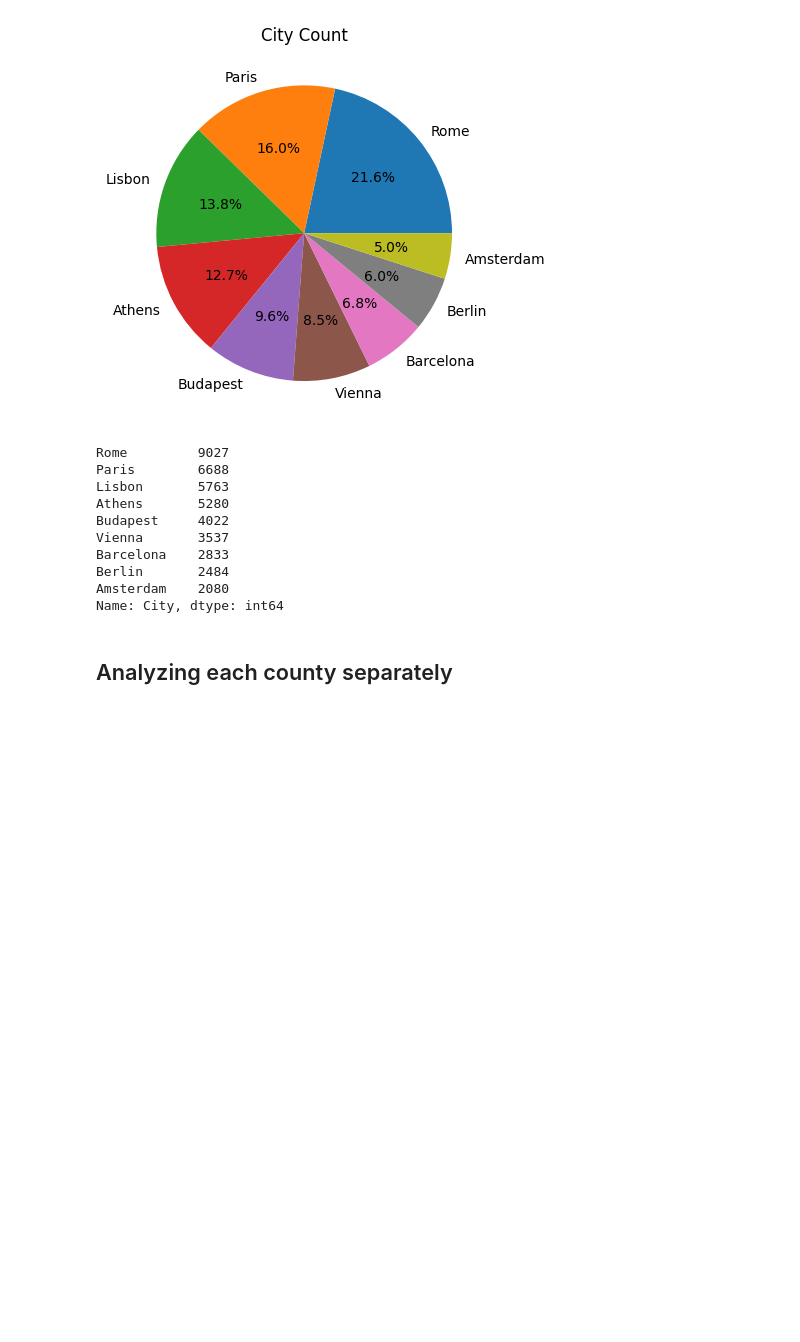
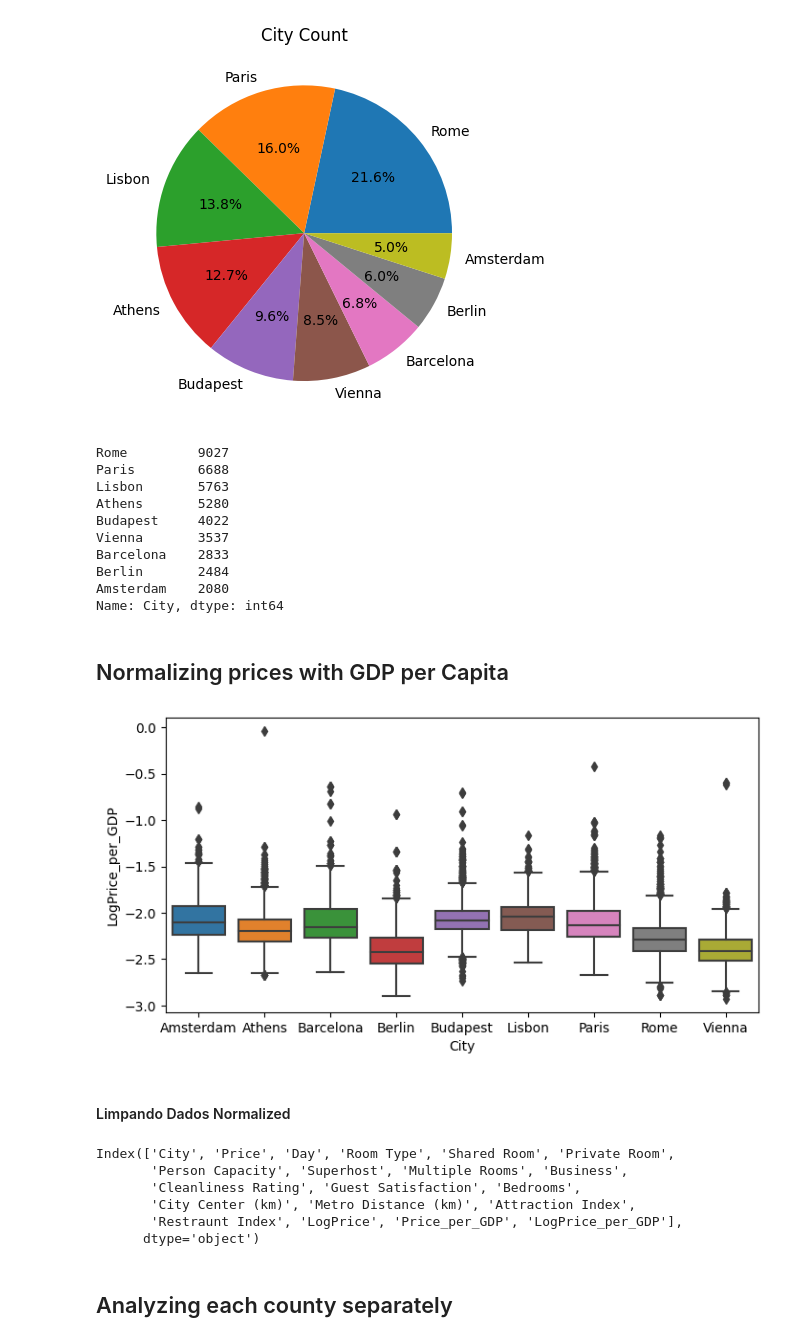
Before and after one commit to sarahp31/AirbnbPrice_Prediction, a Jupyter notebook: notebook/airbnb_analysis.ipynb, the cells around one changed output. Cells and saved outputs as stored; diff of their text form; code cells hidden in the pictures; blank space fills up the shorter version.

```diff
--- a/notebook/airbnb_analysis.ipynb
+++ b/notebook/airbnb_analysis.ipynb
@@ -55,3 +53,27 @@ Barcelona    2833
 Berlin       2484
 Amsterdam    2080
 Name: City, dtype: int64
+# %% [markdown]
+## Normalizing prices with GDP per Capita
+# %%
+GDPs_per_capita = {'Paris': 43659.0,
+                   'Athens': 20192.6,
+                   'Amsterdam': 57767.9,
+                   'Lisbon': 24567.5,
+                   'Barcelona': 30103.5,
+                   'Rome':35657.5,
+                   'Berlin': 51203.6,
+                   'Vienna' : 53637.7,
+                   'Budapest': 18728.1}
+# %%
+data['Price_per_GDP'] = data.apply(lambda x: x['Price']/GDPs_per_capita[x['City']], axis=1)
+data['LogPrice_per_GDP'] = np.log10(data['Price_per_GDP'])
+# %%
+fig, ax = plt.subplots(1)
+fig.set_size_inches(8,4)
+sns.boxplot(data = data, x='City', y='LogPrice_per_GDP')
+plt.show()
+# %% [output]
+[figure, added]
+# %% [markdown]
+#### Limpando Dados Normalized
@@ -58,3 +82,12 @@ Name: City, dtype: int64
+# %%
+data.columns
+# %% [output]
+Index(['City', 'Price', 'Day', 'Room Type', 'Shared Room', 'Private Room',
+       'Person Capacity', 'Superhost', 'Multiple Rooms', 'Business',
+       'Cleanliness Rating', 'Guest Satisfaction', 'Bedrooms',
+       'City Center (km)', 'Metro Distance (km)', 'Attraction Index',
+       'Restraunt Index', 'LogPrice', 'Price_per_GDP', 'LogPrice_per_GDP'],
+      dtype='object')
 # %% [markdown]
 ## Analyzing each county separately
 # %%
```
Also changed, not shown: parts of 40 cells of this notebook, 7 other files.
